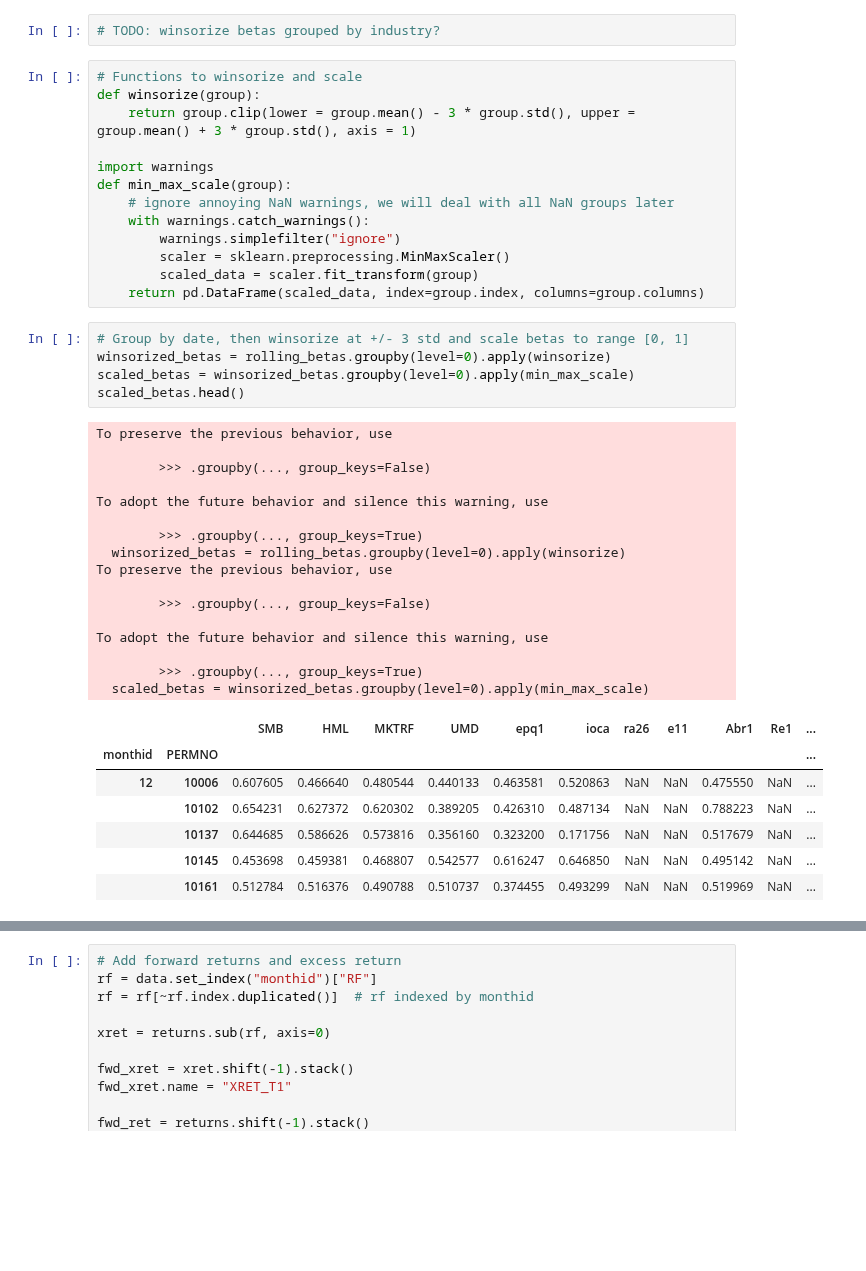
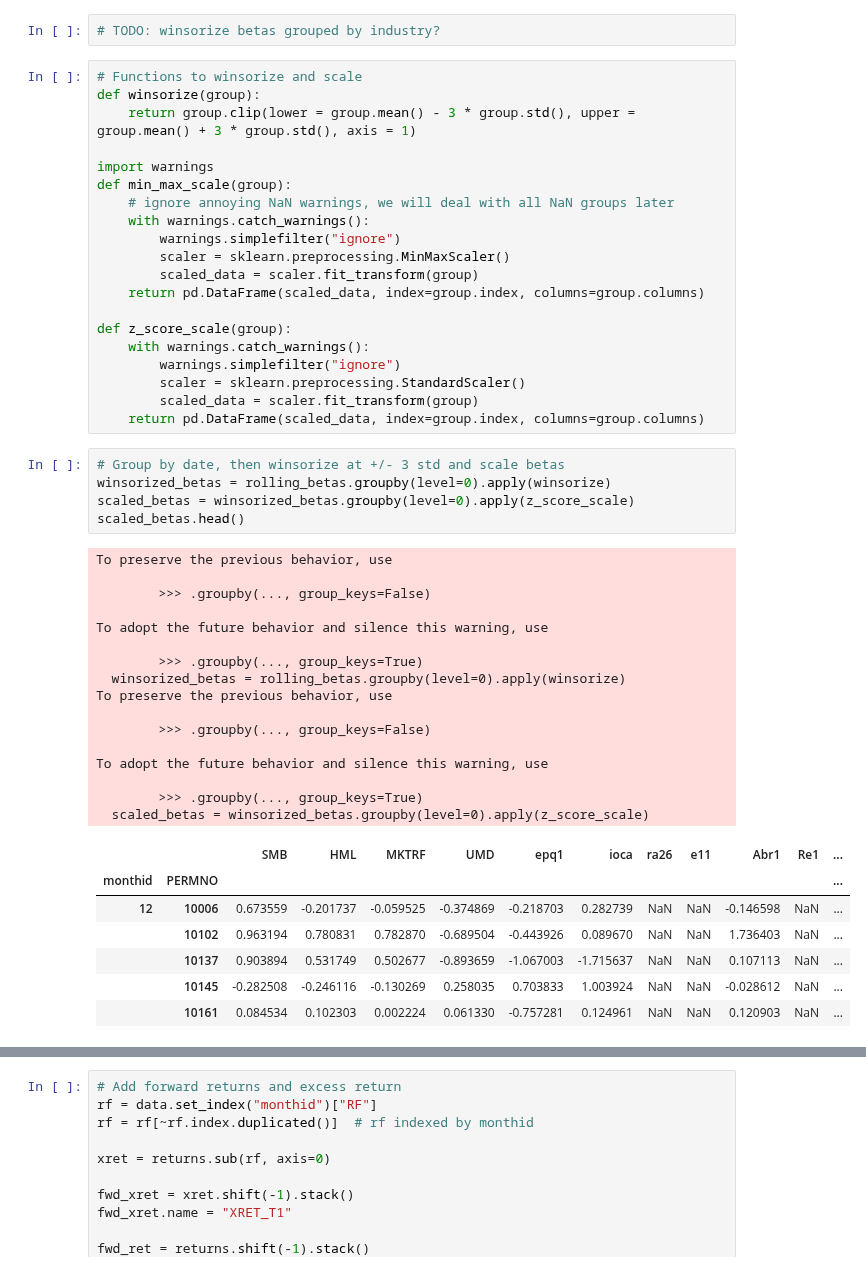
Before and after one commit to yiyun-sj/factor-trading, a Jupyter notebook: ml2.ipynb, the cells around one changed output, grey strips where cells are left out. Saved outputs shown, nothing was run; the diff lists cells and outputs as text; blank space fills up the shorter version.

```diff
--- a/ml2.ipynb
+++ b/ml2.ipynb
@@ -206,35 +206,42 @@ def min_max_scale(group):
         scaler = sklearn.preprocessing.MinMaxScaler()
         scaled_data = scaler.fit_transform(group)
     return pd.DataFrame(scaled_data, index=group.index, columns=group.columns)
+
+def z_score_scale(group):
+    with warnings.catch_warnings():
+        warnings.simplefilter("ignore")
+        scaler = sklearn.preprocessing.StandardScaler()
+        scaled_data = scaler.fit_transform(group)
+    return pd.DataFrame(scaled_data, index=group.index, columns=group.columns)
 # %%
-# Group by date, then winsorize at +/- 3 std and scale betas to range [0, 1]
+# Group by date, then winsorize at +/- 3 std and scale betas
 winsorized_betas = rolling_betas.groupby(level=0).apply(winsorize)
-scaled_betas = winsorized_betas.groupby(level=0).apply(min_max_scale)
+scaled_betas = winsorized_betas.groupby(level=0).apply(z_score_scale)
 scaled_betas.head()
 # %% [output]
 To preserve the previous behavior, use
 
         >>> .groupby(..., group_keys=False)
 
 To adopt the future behavior and silence this warning, use
 
         >>> .groupby(..., group_keys=True)
   winsorized_betas = rolling_betas.groupby(level=0).apply(winsorize)
 To preserve the previous behavior, use
 
         >>> .groupby(..., group_keys=False)
 
 To adopt the future behavior and silence this warning, use
 
         >>> .groupby(..., group_keys=True)
-  scaled_betas = winsorized_betas.groupby(level=0).apply(min_max_scale)
+  scaled_betas = winsorized_betas.groupby(level=0).apply(z_score_scale)
 |  |  | SMB | HML | MKTRF | UMD | epq1 | ioca | ra26 | e11 | Abr1 | Re1 | ... |
 | monthid | PERMNO |  |  |  |  |  |  |  |  |  |  | ... |
-| 12 | 10006 | 0.607605 | 0.466640 | 0.480544 | 0.440133 | 0.463581 | 0.520863 | NaN | NaN | 0.475550 | NaN | ... |
-|  | 10102 | 0.654231 | 0.627372 | 0.620302 | 0.389205 | 0.426310 | 0.487134 | NaN | NaN | 0.788223 | NaN | ... |
-|  | 10137 | 0.644685 | 0.586626 | 0.573816 | 0.356160 | 0.323200 | 0.171756 | NaN | NaN | 0.517679 | NaN | ... |
-|  | 10145 | 0.453698 | 0.459381 | 0.468807 | 0.542577 | 0.616247 | 0.646850 | NaN | NaN | 0.495142 | NaN | ... |
-|  | 10161 | 0.512784 | 0.516376 | 0.490788 | 0.510737 | 0.374455 | 0.493299 | NaN | NaN | 0.519969 | NaN | ... |
+| 12 | 10006 | 0.673559 | -0.201737 | -0.059525 | -0.374869 | -0.218703 | 0.282739 | NaN | NaN | -0.146598 | NaN | ... |
+|  | 10102 | 0.963194 | 0.780831 | 0.782870 | -0.689504 | -0.443926 | 0.089670 | NaN | NaN | 1.736403 | NaN | ... |
+|  | 10137 | 0.903894 | 0.531749 | 0.502677 | -0.893659 | -1.067003 | -1.715637 | NaN | NaN | 0.107113 | NaN | ... |
+|  | 10145 | -0.282508 | -0.246116 | -0.130269 | 0.258035 | 0.703833 | 1.003924 | NaN | NaN | -0.028612 | NaN | ... |
+|  | 10161 | 0.084534 | 0.102303 | 0.002224 | 0.061330 | -0.757281 | 0.124961 | NaN | NaN | 0.120903 | NaN | ... |
 # %%
 scaled_betas.describe()
 # %% [output]
```
Also changed, not shown: parts of 8 cells of this notebook.
